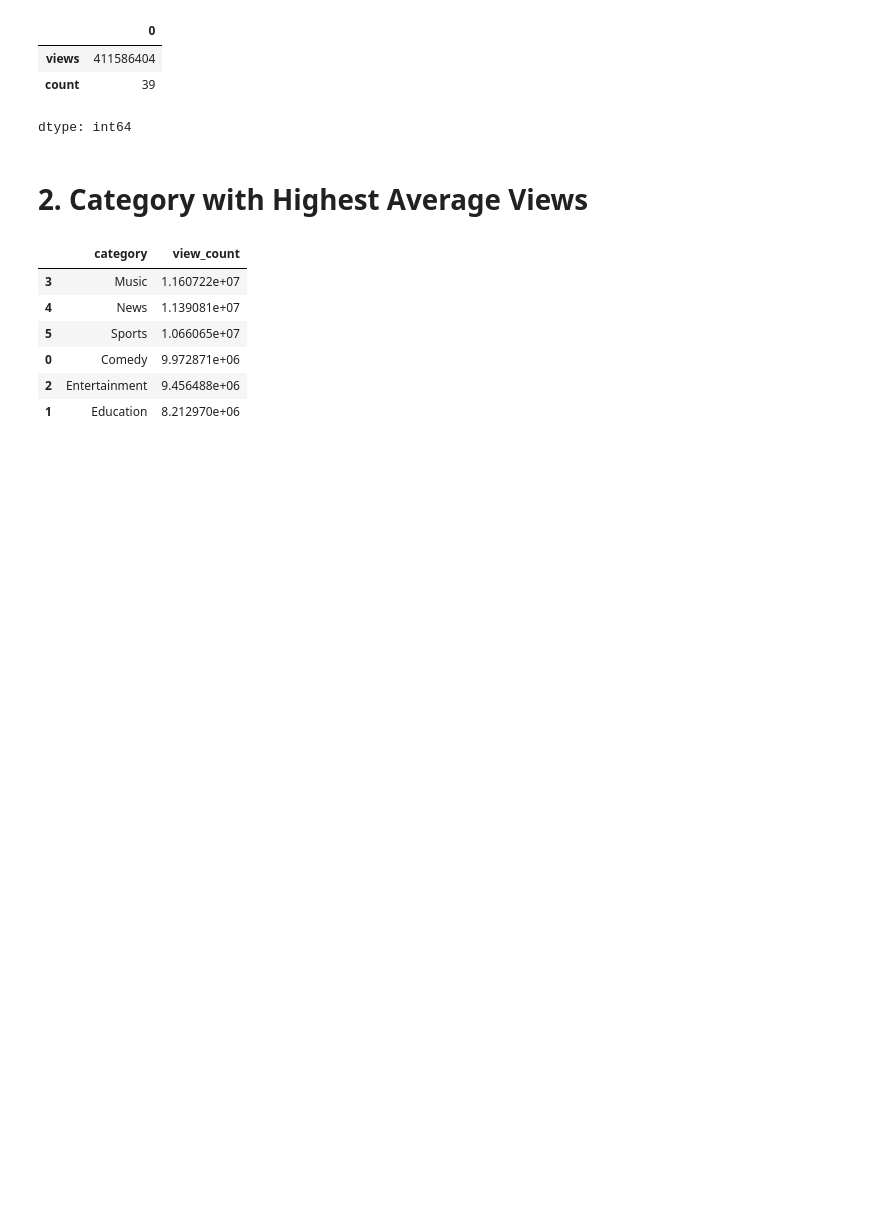
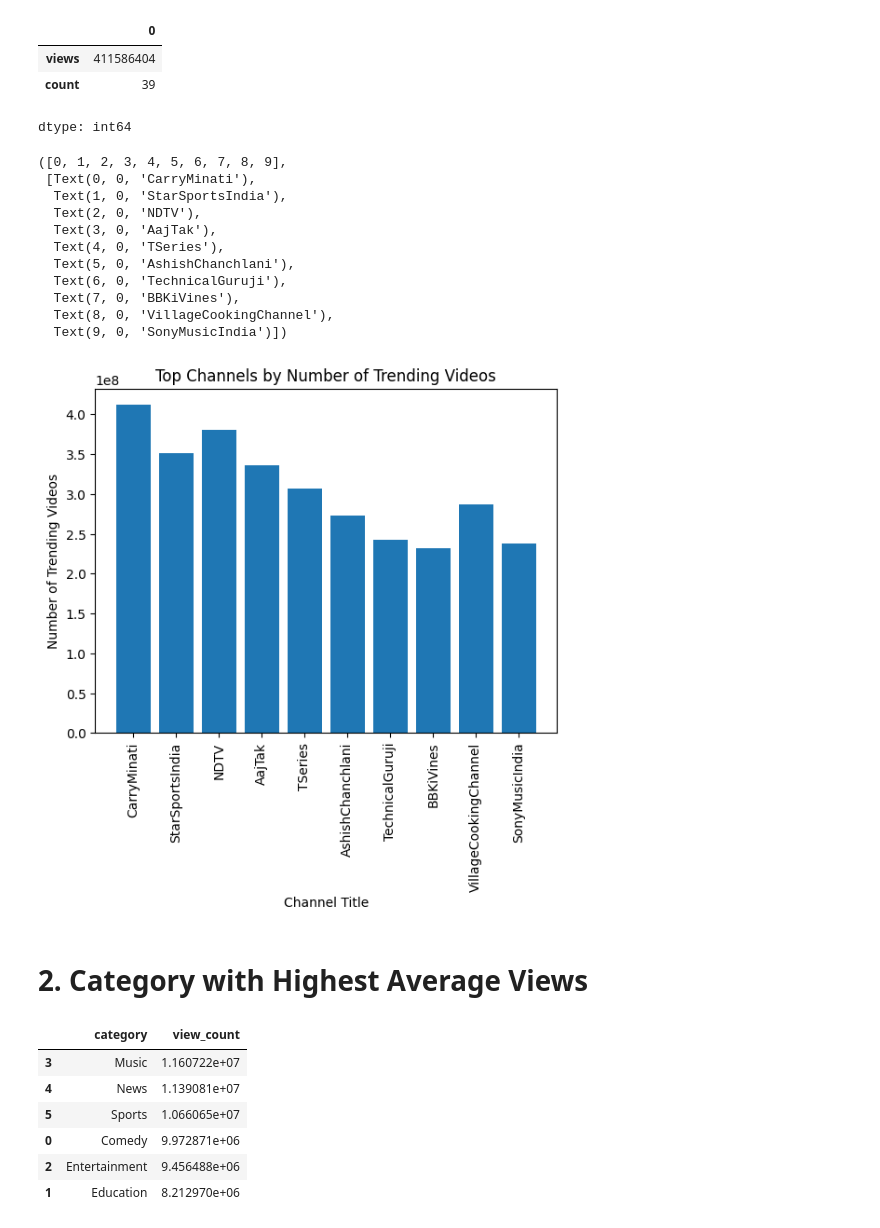
Before and after one commit to shubhkhandare/YouTube-Data-Analysis, a Jupyter notebook: youtube_data.ipynb, the cells around one changed output. Saved outputs shown, nothing was run; the diff lists cells and outputs as text; code cells hidden in the pictures; blank space fills up the shorter version.

```diff
--- a/youtube_data.ipynb
+++ b/youtube_data.ipynb
@@ -115,6 +115,27 @@ df_count.max()
 | views | 411586404 |
 | count | 39 |
 dtype: int64
+# %%
+import matplotlib.pyplot as plt
+
+plt.title('Top Channels by Number of Trending Videos')
+plt.bar(df_count.index, df_count['views'])
+plt.xlabel('Channel Title')
+plt.ylabel('Number of Trending Videos')
+plt.xticks(rotation=90)
+# %% [output]
+([0, 1, 2, 3, 4, 5, 6, 7, 8, 9],
+ [Text(0, 0, 'CarryMinati'),
+  Text(1, 0, 'StarSportsIndia'),
+  Text(2, 0, 'NDTV'),
+  Text(3, 0, 'AajTak'),
+  Text(4, 0, 'TSeries'),
+  Text(5, 0, 'AshishChanchlani'),
+  Text(6, 0, 'TechnicalGuruji'),
+  Text(7, 0, 'BBKiVines'),
+  Text(8, 0, 'VillageCookingChannel'),
+  Text(9, 0, 'SonyMusicIndia')])
+[figure, added]
 # %% [markdown]
 # 2. Category with Highest Average Views
 # %%
```
Also changed, not shown: parts of 6 cells of this notebook.
